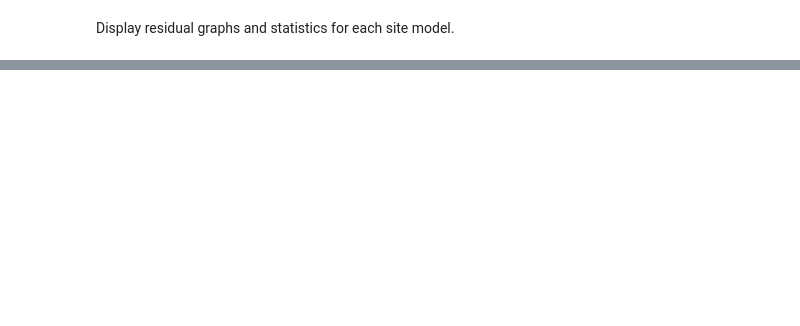
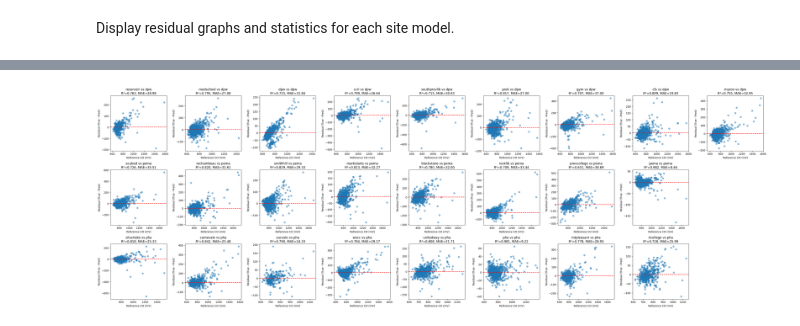
Before and after one commit to dwoodilla/bpp-scripts, a Jupyter notebook: BEACO2N_CO_calibration.ipynb, the cells around one changed output, grey strips where cells are left out. Saved outputs shown, nothing was run; the diff lists cells and outputs as text; code cells hidden in the pictures; blank space fills up the shorter version.

Commit message:
have models for times in RSC(co)<.10, accuracy is meh

```diff
--- a/BEACO2N_CO_calibration.ipynb
+++ b/BEACO2N_CO_calibration.ipynb
@@ -12,9 +12,9 @@ from plotly.subplots import make_subplots
 # %%
 # Parse the measurement and reference dataframe lists from csv files in project folder.
 measurement_files = glob("./BEACO2N_measurements/*.csv")
-measurement = {os.path.splitext(os.path.basename(f))[0] : pd.read_csv(f) for f in measurement_files}
+measurement_df = {os.path.splitext(os.path.basename(f))[0] : pd.read_csv(f) for f in measurement_files}
 reference_files = glob("./reference_measurements/*.csv")
-reference = {os.path.splitext(os.path.basename(f))[0] : pd.read_csv(f) for f in reference_files}
+reference_df = {os.path.splitext(os.path.basename(f))[0] : pd.read_csv(f) for f in reference_files}
 
 # Clean measurement and reference data.
 
@@ -36,7 +36,7 @@ def clean_measurement(df: pd.DataFrame) -> pd.DataFrame :
     return df
 
 # Clean each site's dataframe
-measurement = {site: clean_measurement(df) for site, df in measurement.items()}
+measurement_df = {site: clean_measurement(df) for site, df in measurement_df.items()}
 
 # Clean data for reference (QuantAQ) analogously
 def clean_reference(df: pd.DataFrame) -> pd.DataFrame :
@@ -46,5 +46,5 @@ def clean_reference(df: pd.DataFrame) -> pd.DataFrame :
     df = df.dropna()
     return df
 
-reference = {key: clean_reference(df) for key, df in reference.items()}
+reference_df = {key: clean_reference(df) for key, df in reference_df.items()}
 # %% [markdown]
@@ -248,0 +134,85 @@ Note: Measurement nodes are assigned to the nearest reference node according to
+# %%
+from sklearn.metrics import mean_absolute_error, r2_score
+from math import sqrt
+import matplotlib.pyplot as plt
+
+n_refs = len(zones)
+n_meas = max(len(sites) for sites in zones.values())
+fig, axes = plt.subplots(n_refs, n_meas, figsize=(4*n_meas, 4*n_refs), squeeze=False)
+
+for row, (ref_site, sites) in enumerate(zones.items()):
+    for col, meas_site in enumerate(sites):
+        y_true = y_test[ref_site][meas_site]
+        y_pred = y_test_pred[ref_site][meas_site]
+        if len(y_true) == 0 or len(y_pred) == 0:
+            axes[row, col].set_visible(False)
+            continue
+        # If y_pred is numpy array, convert to pandas Series for index alignment
+        if not isinstance(y_pred, pd.Series):
+            y_pred = pd.Series(y_pred, index=y_true.index)
+        residuals = y_true - y_pred
+        axes[row, col].scatter(y_true, residuals, alpha=0.5)
+        axes[row, col].axhline(0, color='red', linestyle='--')
+        axes[row, col].set_title(f"{meas_site} vs {ref_site}\nR²={r2_score(y_true, y_pred):.3f}, MAE={mean_absolute_error(y_true, y_pred):.2f}")
+        axes[row, col].set_xlabel("Reference CO (mV)")
+        axes[row, col].set_ylabel("Residual (True - Pred)")
+
+    # Hide unused subplots in the row
+    for col in range(len(sites), n_meas):
+        axes[row, col].set_visible(False)
+
+plt.tight_layout()
+plt.show()
+
+results = []
+for ref_site, sites in zones.items():
+    for meas_site in sites:
+        y_true = y_test[ref_site][meas_site]
+        y_pred = y_test_pred[ref_site][meas_site]
+        if len(y_true) == 0 or len(y_pred) == 0:
+            continue
+        # Ensure y_pred is a Series for index alignment
+        if not isinstance(y_pred, pd.Series):
+            y_pred = pd.Series(y_pred, index=y_true.index)
+        r2 = r2_score(y_true, y_pred)
+        r = np.corrcoef(y_true, y_pred)[0, 1]
+        rmse = sqrt(np.mean((y_true - y_pred) ** 2))
+        mae = mean_absolute_error(y_true, y_pred)
+        results.append({
+            "Reference": ref_site,
+            "Measurement": meas_site,
+            "R^2": r2,
+            "r": r,
+            "RMSE": rmse,
+            "MAE": mae
+        })
+
+results_df = pd.DataFrame(results)
+display(results_df.round(3))
+
+coef_rows = []
+for ref_site, sites in zones.items():
+    for meas_site in sites:
+        model = models[ref_site][meas_site]
+        if hasattr(model, "coef_"):
+            coefs = model.coef_
+            # Get feature names from X_train
+            feature_names = X_train[ref_site][meas_site].columns if not X_train[ref_site][meas_site].empty else []
+            coef_dict = {f"coef_{name}": coef for name, coef in zip(feature_names, coefs)}
+            coef_dict.update({
+                "Reference": ref_site,
+                "Measurement": meas_site,
+                "Intercept": model.intercept_
+            })
+            coef_rows.append(coef_dict)
+        else:
+            coef_rows.append({
+                "Reference": ref_site,
+                "Measurement": meas_site,
+                "Intercept": None
+            })
+
+coef_df = pd.DataFrame(coef_rows)
+display(coef_df)
+# %% [output]
+[figure, added]
```
Also changed, not shown: parts of 7 cells of this notebook.
